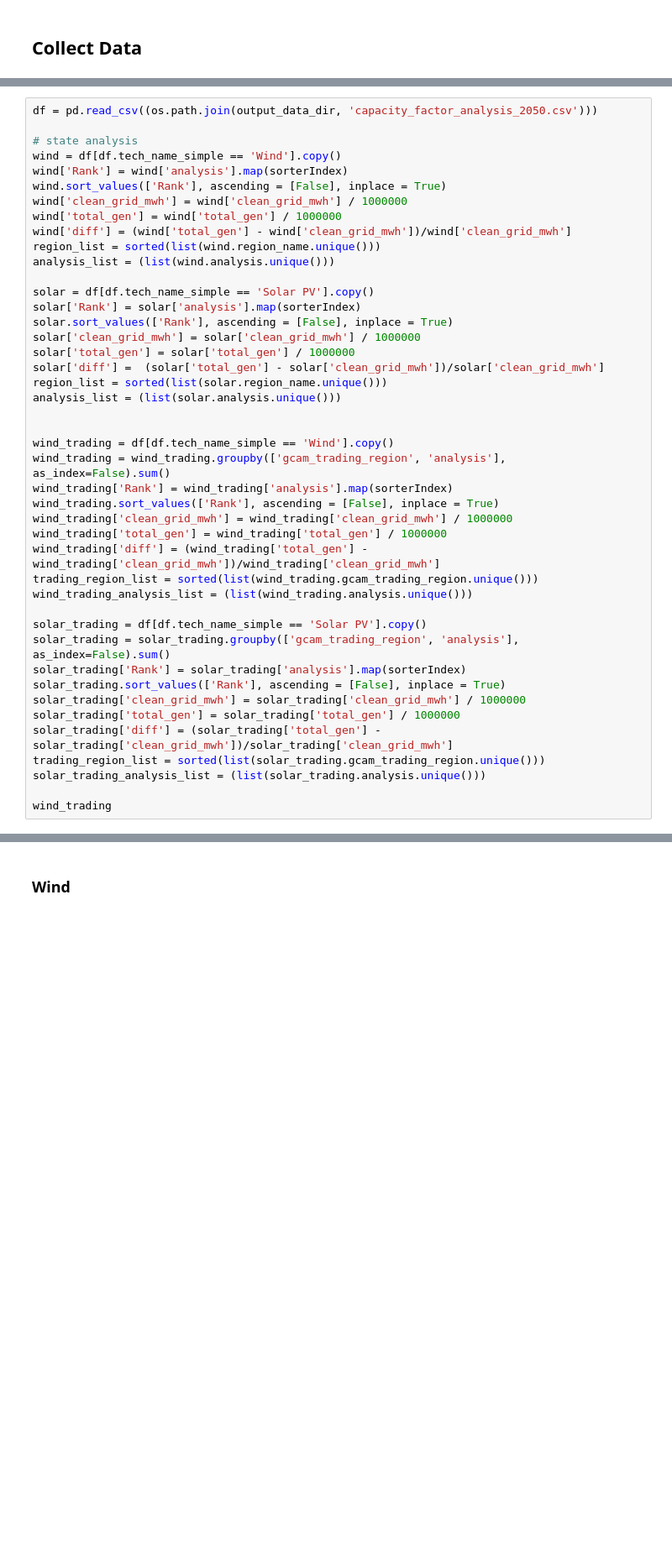
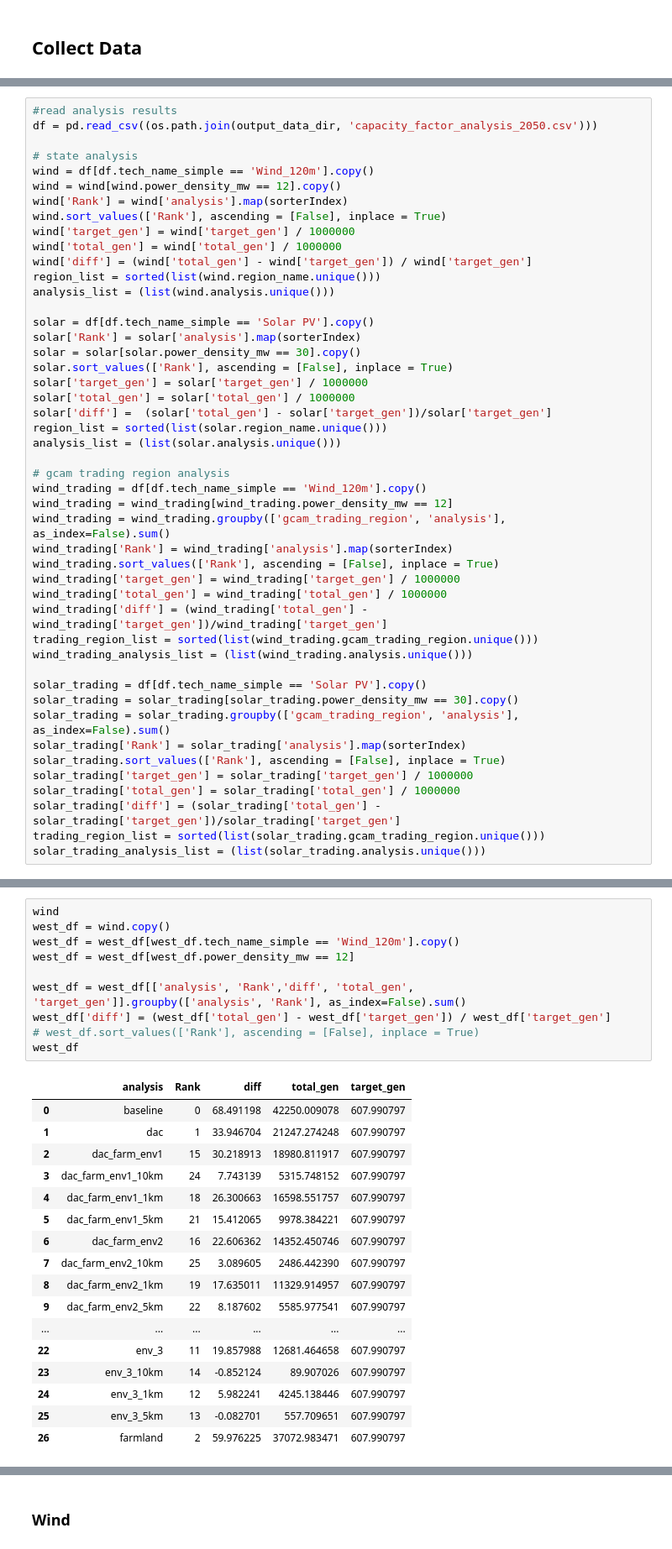
Before and after one commit to GODEEEP/mongird-etal_2024, a Jupyter notebook: notebooks/plot_generation_suitability_comparison_charts.ipynb, the cells around one changed output, grey strips where cells are left out. Shown at 84% size. Cells and saved outputs as stored; diff of their text form; blank space fills up the shorter version.

```diff
--- a/notebooks/plot_generation_suitability_comparison_charts.ipynb
+++ b/notebooks/plot_generation_suitability_comparison_charts.ipynb
@@ -75,44 +98,47 @@ sorterIndex = dict(zip(sorter, range(len(sorter))))
 # %%
+#read analysis results
 df = pd.read_csv((os.path.join(output_data_dir, 'capacity_factor_analysis_2050.csv')))
 
 # state analysis
-wind = df[df.tech_name_simple == 'Wind'].copy()
+wind = df[df.tech_name_simple == 'Wind_120m'].copy()
+wind = wind[wind.power_density_mw == 12].copy()
 wind['Rank'] = wind['analysis'].map(sorterIndex)
 wind.sort_values(['Rank'], ascending = [False], inplace = True)
-wind['clean_grid_mwh'] = wind['clean_grid_mwh'] / 1000000
+wind['target_gen'] = wind['target_gen'] / 1000000
 wind['total_gen'] = wind['total_gen'] / 1000000
-wind['diff'] = (wind['total_gen'] - wind['clean_grid_mwh'])/wind['clean_grid_mwh']
+wind['diff'] = (wind['total_gen'] - wind['target_gen']) / wind['target_gen']
 region_list = sorted(list(wind.region_name.unique()))
 analysis_list = (list(wind.analysis.unique()))
 
 solar = df[df.tech_name_simple == 'Solar PV'].copy()
 solar['Rank'] = solar['analysis'].map(sorterIndex)
+solar = solar[solar.power_density_mw == 30].copy()
 solar.sort_values(['Rank'], ascending = [False], inplace = True)
-solar['clean_grid_mwh'] = solar['clean_grid_mwh'] / 1000000
+solar['target_gen'] = solar['target_gen'] / 1000000
 solar['total_gen'] = solar['total_gen'] / 1000000
-solar['diff'] =  (solar['total_gen'] - solar['clean_grid_mwh'])/solar['clean_grid_mwh']
+solar['diff'] =  (solar['total_gen'] - solar['target_gen'])/solar['target_gen']
 region_list = sorted(list(solar.region_name.unique()))
 analysis_list = (list(solar.analysis.unique()))
 
-
-wind_trading = df[df.tech_name_simple == 'Wind'].copy()
+# gcam trading region analysis
+wind_trading = df[df.tech_name_simple == 'Wind_120m'].copy()
+wind_trading = wind_trading[wind_trading.power_density_mw == 12]
 wind_trading = wind_trading.groupby(['gcam_trading_region', 'analysis'], as_index=False).sum()
 wind_trading['Rank'] = wind_trading['analysis'].map(sorterIndex)
 wind_trading.sort_values(['Rank'], ascending = [False], inplace = True)
-wind_trading['clean_grid_mwh'] = wind_trading['clean_grid_mwh'] / 1000000
+wind_trading['target_gen'] = wind_trading['target_gen'] / 1000000
 wind_trading['total_gen'] = wind_trading['total_gen'] / 1000000
-wind_trading['diff'] = (wind_trading['total_gen'] - wind_trading['clean_grid_mwh'])/wind_trading['clean_grid_mwh']
+wind_trading['diff'] = (wind_trading['total_gen'] - wind_trading['target_gen'])/wind_trading['target_gen']
 trading_region_list = sorted(list(wind_trading.gcam_trading_region.unique()))
 wind_trading_analysis_list = (list(wind_trading.analysis.unique()))
 
 solar_trading = df[df.tech_name_simple == 'Solar PV'].copy()
+solar_trading = solar_trading[solar_trading.power_density_mw == 30].copy()
 solar_trading = solar_trading.groupby(['gcam_trading_region', 'analysis'], as_index=False).sum()
 solar_trading['Rank'] = solar_trading['analysis'].map(sorterIndex)
 solar_trading.sort_values(['Rank'], ascending = [False], inplace = True)
-solar_trading['clean_grid_mwh'] = solar_trading['clean_grid_mwh'] / 1000000
+solar_trading['target_gen'] = solar_trading['target_gen'] / 1000000
 solar_trading['total_gen'] = solar_trading['total_gen'] / 1000000
-solar_trading['diff'] = (solar_trading['total_gen'] - solar_trading['clean_grid_mwh'])/solar_trading['clean_grid_mwh']
+solar_trading['diff'] = (solar_trading['total_gen'] - solar_trading['target_gen'])/solar_trading['target_gen']
 trading_region_list = sorted(list(solar_trading.gcam_trading_region.unique()))
 solar_trading_analysis_list = (list(solar_trading.analysis.unique()))
-
-wind_trading
@@ -133 +145,29 @@ wind_trading
+# %%
+wind
+west_df = wind.copy()
+west_df = west_df[west_df.tech_name_simple == 'Wind_120m'].copy()
+west_df = west_df[west_df.power_density_mw == 12]
+
+west_df = west_df[['analysis', 'Rank','diff', 'total_gen', 'target_gen']].groupby(['analysis', 'Rank'], as_index=False).sum()
+west_df['diff'] = (west_df['total_gen'] - west_df['target_gen']) / west_df['target_gen']
+# west_df.sort_values(['Rank'], ascending = [False], inplace = True)
+west_df
+# %% [output]
+|  | analysis | Rank | diff | total_gen | target_gen |
+| 0 | baseline | 0 | 68.491198 | 42250.009078 | 607.990797 |
+| 1 | dac | 1 | 33.946704 | 21247.274248 | 607.990797 |
+| 2 | dac_farm_env1 | 15 | 30.218913 | 18980.811917 | 607.990797 |
+| 3 | dac_farm_env1_10km | 24 | 7.743139 | 5315.748152 | 607.990797 |
+| 4 | dac_farm_env1_1km | 18 | 26.300663 | 16598.551757 | 607.990797 |
+| 5 | dac_farm_env1_5km | 21 | 15.412065 | 9978.384221 | 607.990797 |
+| 6 | dac_farm_env2 | 16 | 22.606362 | 14352.450746 | 607.990797 |
+| 7 | dac_farm_env2_10km | 25 | 3.089605 | 2486.442390 | 607.990797 |
+| 8 | dac_farm_env2_1km | 19 | 17.635011 | 11329.914957 | 607.990797 |
+| 9 | dac_farm_env2_5km | 22 | 8.187602 | 5585.977541 | 607.990797 |
+| ... | ... | ... | ... | ... | ... |
+| 22 | env_3 | 11 | 19.857988 | 12681.464658 | 607.990797 |
+| 23 | env_3_10km | 14 | -0.852124 | 89.907026 | 607.990797 |
+| 24 | env_3_1km | 12 | 5.982241 | 4245.138446 | 607.990797 |
+| 25 | env_3_5km | 13 | -0.082701 | 557.709651 | 607.990797 |
+| 26 | farmland | 2 | 59.976225 | 37072.983471 | 607.990797 |
 # %% [markdown]
```
Also changed, not shown: parts of 25 cells of this notebook.
